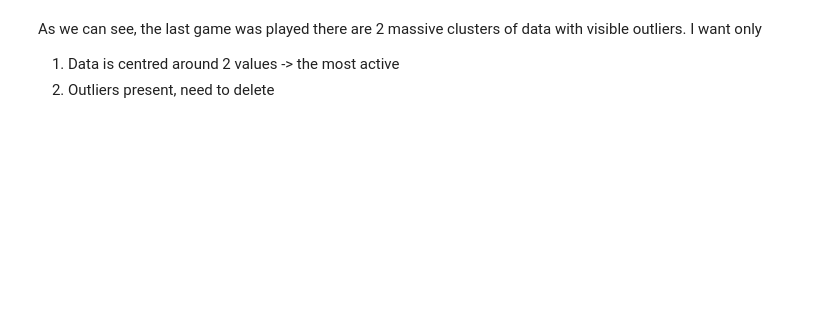
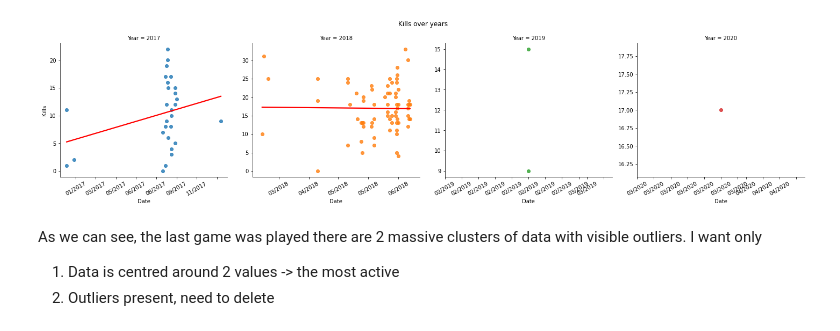
Before and after one commit to Mamin-gamer/Data-collection, a Jupyter notebook: notebooks/MyData.ipynb, the cells around one changed output. Cells and saved outputs as stored; diff of their text form; code cells hidden in the pictures; blank space fills up the shorter version.

```diff
--- a/notebooks/MyData.ipynb
+++ b/notebooks/MyData.ipynb
@@ -69,3 +79,22 @@ plt.show()
+# %%
+g = sns.lmplot(data= df, x = "DateOrdinal", y = "Kills", col = "Year", hue = "Year", x_jitter=False, ci=None, line_kws={"color" : "red"}, facet_kws=dict(sharex=False, sharey=False))
+g.set_titles("{col_name}")
+for ax in g.axes.flat:
+    year = int(ax.get_title())
+    mini, maxi = df.query("Year == @year")["DateOrdinal"].agg([min, max]).values
+    ax.set_xlim(left=mini-10, right = maxi+10)
+    new_labels = []
+    for item in ax.get_xticks():
+        new_labels.append(date.fromordinal(int(item)).strftime("%m/%Y") )
+    ax
+    ax.set_xticklabels(new_labels, rotation = 30, ha='center')
+    ax.set_xlabel("Date")
+g.fig.subplots_adjust(top=0.8) # adjust the Figure in rp
+g.fig.suptitle("Kills over years")
+g.set_titles("Year = {col_name}")
+plt.show()
+# %% [output]
+[figure, added]
 # %% [markdown]
 As we can see, the last game was played there are 2 massive clusters of data with visible outliers. I want only
 
```
Also changed, not shown: parts of 9 cells of this notebook, 4 other files.
